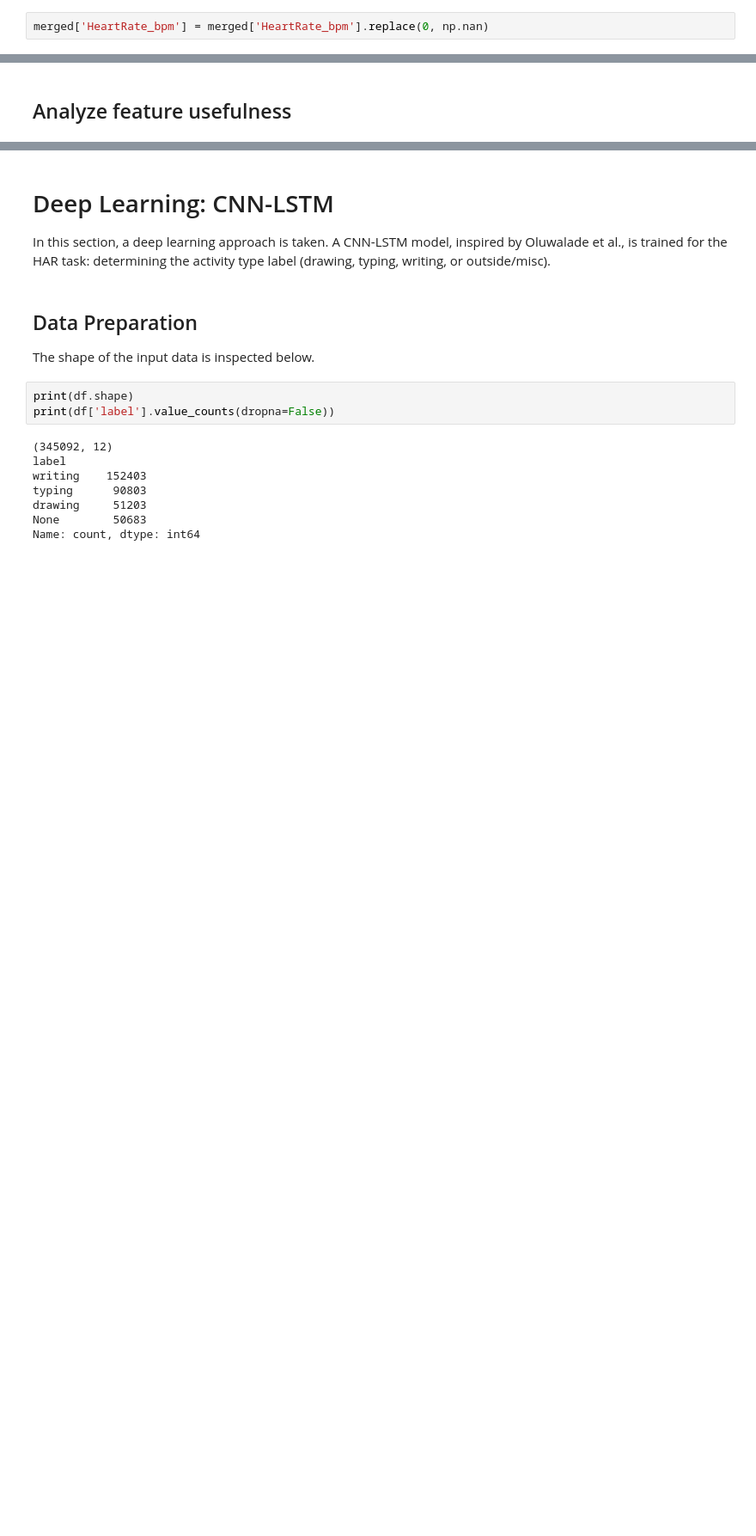
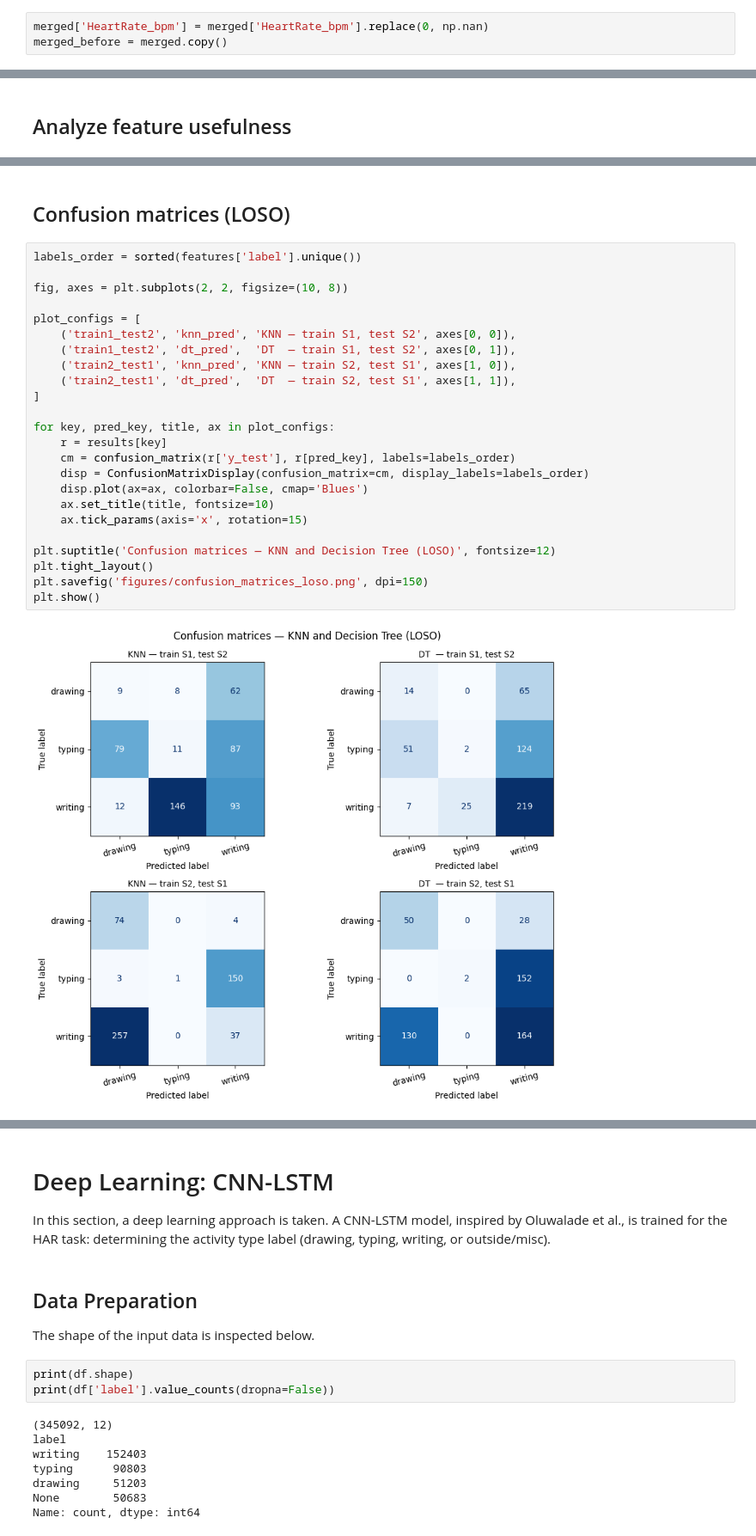
Before and after one commit to kms2302/group8_ml4qs, a Jupyter notebook: Python3Code/group8/Machine learning.ipynb, the cells around one changed output, grey strips where cells are left out. Shown at 86% size. Drawn from its saved outputs; the diff is of its cells as text; blank space fills up the shorter version.

```diff
--- a/Python3Code/group8/Machine learning.ipynb
+++ b/Python3Code/group8/Machine learning.ipynb
@@ -490,2 +441,3 @@ A heart rate of 0 bpm is physiologically impossible and indicates a sensor dropo
 # %%
 merged['HeartRate_bpm'] = merged['HeartRate_bpm'].replace(0, np.nan)
+merged_before = merged.copy()
@@ -861,0 +1019,28 @@ WatchAccelerometer_x_pse         2.783   3.092    2.926
+# %% [markdown]
+## Confusion matrices (LOSO)
+# %%
+labels_order = sorted(features['label'].unique())
+
+fig, axes = plt.subplots(2, 2, figsize=(10, 8))
+
+plot_configs = [
+    ('train1_test2', 'knn_pred', 'KNN — train S1, test S2', axes[0, 0]),
+    ('train1_test2', 'dt_pred',  'DT  — train S1, test S2', axes[0, 1]),
+    ('train2_test1', 'knn_pred', 'KNN — train S2, test S1', axes[1, 0]),
+    ('train2_test1', 'dt_pred',  'DT  — train S2, test S1', axes[1, 1]),
+]
+
+for key, pred_key, title, ax in plot_configs:
+    r = results[key]
+    cm = confusion_matrix(r['y_test'], r[pred_key], labels=labels_order)
+    disp = ConfusionMatrixDisplay(confusion_matrix=cm, display_labels=labels_order)
+    disp.plot(ax=ax, colorbar=False, cmap='Blues')
+    ax.set_title(title, fontsize=10)
+    ax.tick_params(axis='x', rotation=15)
+
+plt.suptitle('Confusion matrices — KNN and Decision Tree (LOSO)', fontsize=12)
+plt.tight_layout()
+plt.savefig('figures/confusion_matrices_loso.png', dpi=150)
+plt.show()
+# %% [output]
+[figure, added]
```
Also changed, not shown: parts of 36 cells of this notebook.
